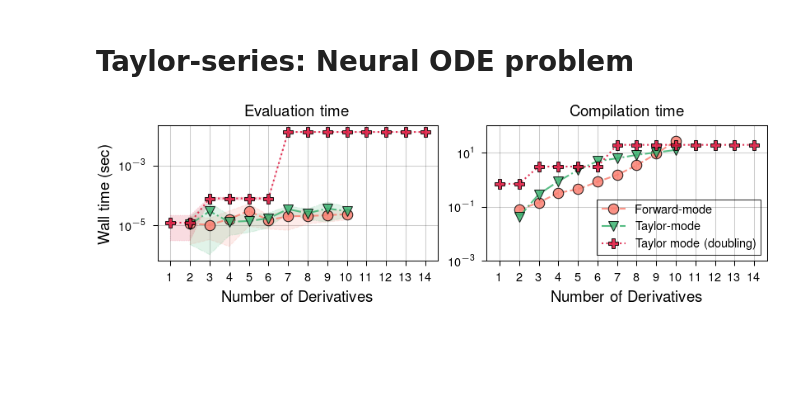
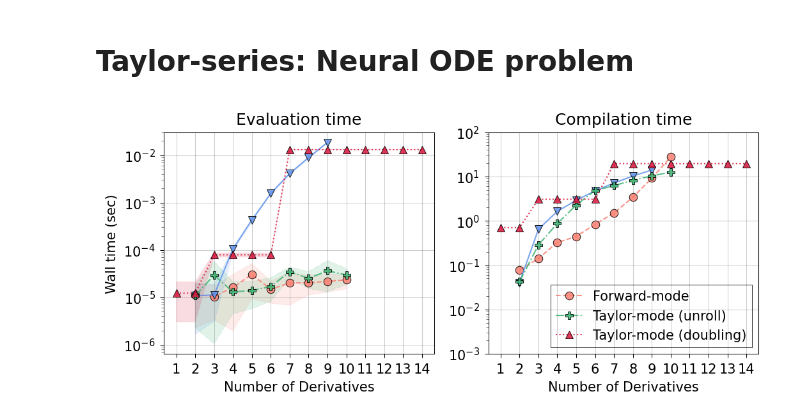
Before and after one commit to pnkraemer/probdiffeq, a Jupyter notebook: docs/benchmarks/taylor_node/plot.ipynb, the cells around one changed output. Drawn from its saved outputs; the diff is of its cells as text; code cells hidden in the pictures; blank space fills up the shorter version.

Commit message:
Updated the plotting code for taylor-series benchmarks

```diff
--- a/docs/benchmarks/taylor_node/plot.ipynb
+++ b/docs/benchmarks/taylor_node/plot.ipynb
@@ -19,13 +19,13 @@ def load_results():
 def choose_style(label):
     """Choose a plotting style for a given algorithm."""
     if "doubling" in label.lower():
-        return {"color": "C3", "linestyle": "dotted", "label": "Taylor mode (doubling)"}
+        return {"color": "C3", "linestyle": "dotted", "label": label}
     if "unroll" in label.lower():
-        return {"color": "C2", "linestyle": "dashdot", "label": "Taylor-mode"}
+        return {"color": "C2", "linestyle": "dashdot", "label": label}
     if "taylor" in label.lower():
         return {"color": "C0", "linestyle": "solid"}
     if "forward" in label.lower():
-        return {"color": "C1", "linestyle": "dashed", "label": "Forward-mode"}
+        return {"color": "C1", "linestyle": "dashed", "label": label}
     msg = f"Label {label} unknown."
     raise ValueError(msg)
 
@@ -58,10 +58,7 @@ def plot_results(axis_compile, axis_perform, results):
         )
 
     axis_compile.set_xticks(range(1, 15))
-    # axis_compile.set_xlim((1, 17))
     axis_compile.set_ylim((1e-3, 1e2))
-    # axis_perform.set_yticks((1e-6, 1e-5, 1e-4))
-    # axis_perform.set_ylim((7e-7, 1.5e-4))
     return axis_compile, axis_perform
 
 
@@ -74,24 +71,23 @@ def _adaptive_repeat(xs, ys):
 # %%
 plt.rcParams.update(notebook.plot_config())
 
-fig, (axis_perform, axis_compile) = plt.subplots(ncols=2, dpi=150, sharex=True)
-# fig.suptitle("100-dimensional Neural ODE, Taylor series estimation")
+fig, (axis_perform, axis_compile) = plt.subplots(
+    ncols=2, figsize=(8, 3), dpi=150, sharex=True
+)
 
 results = load_results()
-results.pop("Taylor-mode (scan)")
 axis_compile, axis_perform = plot_results(axis_compile, axis_perform, results)
 
 axis_compile.set_title("Compilation time")
 axis_perform.set_title("Evaluation time")
 axis_compile.legend(loc="lower right")
 axis_compile.set_xlabel("Number of Derivatives")
 axis_perform.set_xlabel("Number of Derivatives")
 axis_perform.set_ylabel("Wall time (sec)")
 axis_perform.grid()
 axis_compile.grid()
 
-plt.savefig("taylor_node.pdf", dpi=250)
 
 plt.show()
 # %% [output]
-[figure, old version]
+[figure, new version]
```
Also changed, not shown: 5 other files.
